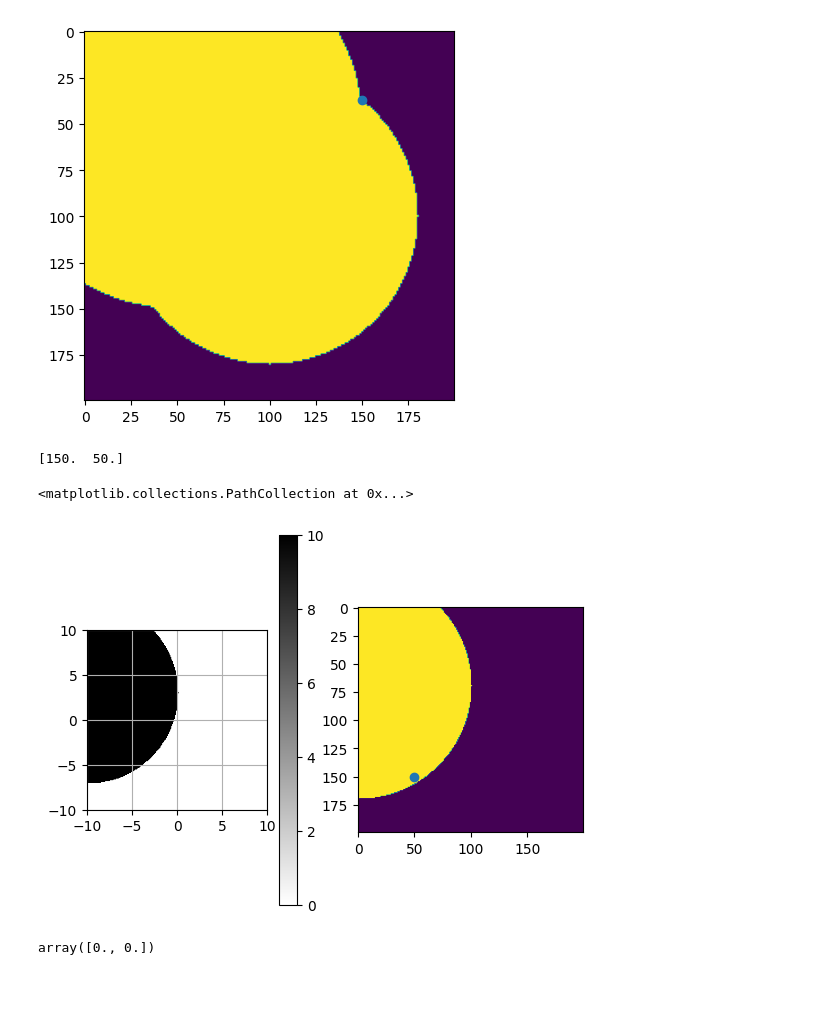
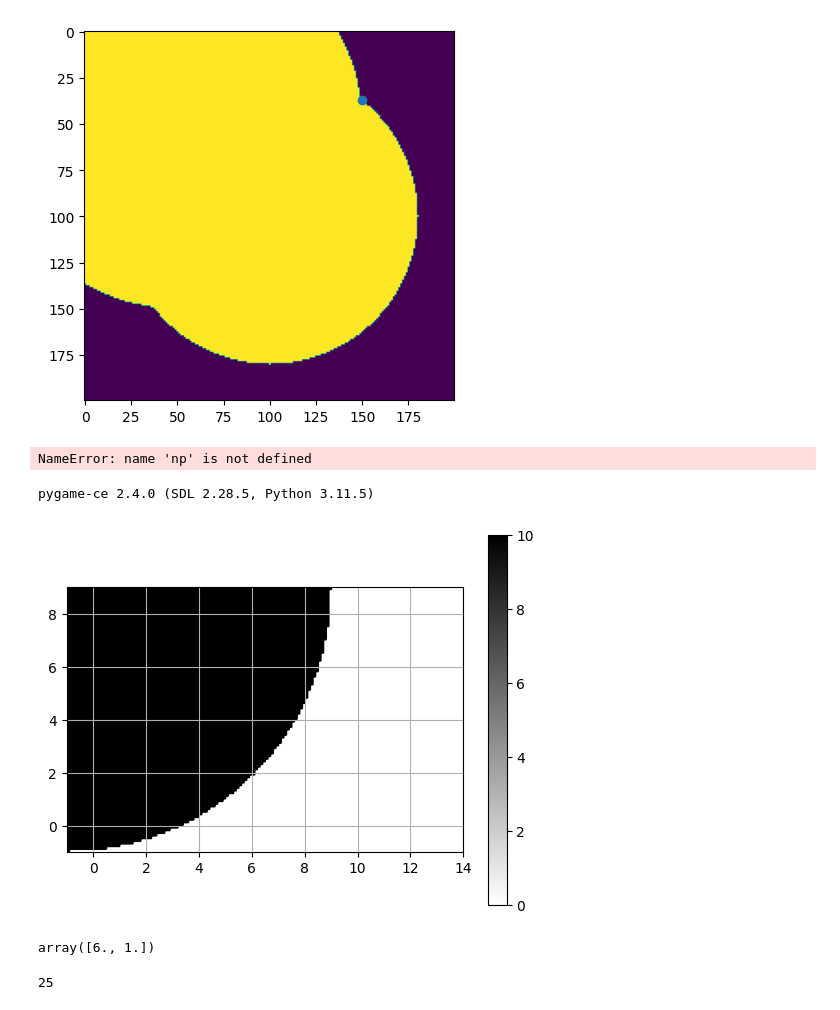
Before and after one commit to n04ka/youBot-brick-layer, a Jupyter notebook: debug.ipynb, the cells around one changed output. Drawn from its saved outputs; the diff is of its cells as text; code cells hidden in the pictures.

```diff
--- a/debug.ipynb
+++ b/debug.ipynb
@@ -433,33 +433,36 @@ class Map:
 
 
     def show(self):
-        x_min, y_max = self.pos
-        x_max, y_min = self.pos + np.array(self.array.shape)*self.scale
+        x_min, y_max, x_max, y_min = np.concatenate(self.limits())*self.scale
         plt.imshow(self.array, cmap='gray_r', vmax=10, extent=[y_max, y_min, x_min, x_max])
         plt.gca().set_aspect('equal')
         plt.colorbar()
         plt.grid(which='both')
+# %% [output]
+NameError: name 'np' is not defined
 # %%
-M = Map((-10., -10.), (200, 200), 0.1)
+from navigation import Map
+import cv2 as cv2
+import numpy as np
+import matplotlib.pyplot as plt
+
+M = Map((-10., -10.), (100, 150), 0.1)
 img = M.array.astype(int)
-cv2.circle(img, (0, 70), 100, 25, -1) # type: ignore
+cv2.circle(img, (0, 0), 99, 25, -1) # type: ignore
 M.array = img.astype(np.uint32)
-plt.subplot(1, 2, 1)
 M.show()
-plt.subplot(1, 2, 2)
-plt.imshow(M.array)
-point = M.absolute2map(np.array([-5, -5]))
-print(point)
-plt.scatter(*point[::-1])
 
 # closest = M.find_closest_to(np.array([0, 0]))
 # plt.scatter(*closest)
 # closest
 # %% [output]
-[150.  50.]
+pygame-ce 2.4.0 (SDL 2.28.5, Python 3.11.5)
-<matplotlib.collections.PathCollection at 0x...>
-[figure, old version]
+[figure, new version]
 # %%
-M.map2absolute(M.absolute2map(np.array([0, 0])))
+M.map2absolute(M.absolute2map(np.array([6, 1])))
 # %% [output]
-array([0., 0.])
+array([6., 1.])
+# %%
+M.array[*np.array([30,  0])]
+# %% [output]
+25
```
Also changed, not shown: 2 other files.
